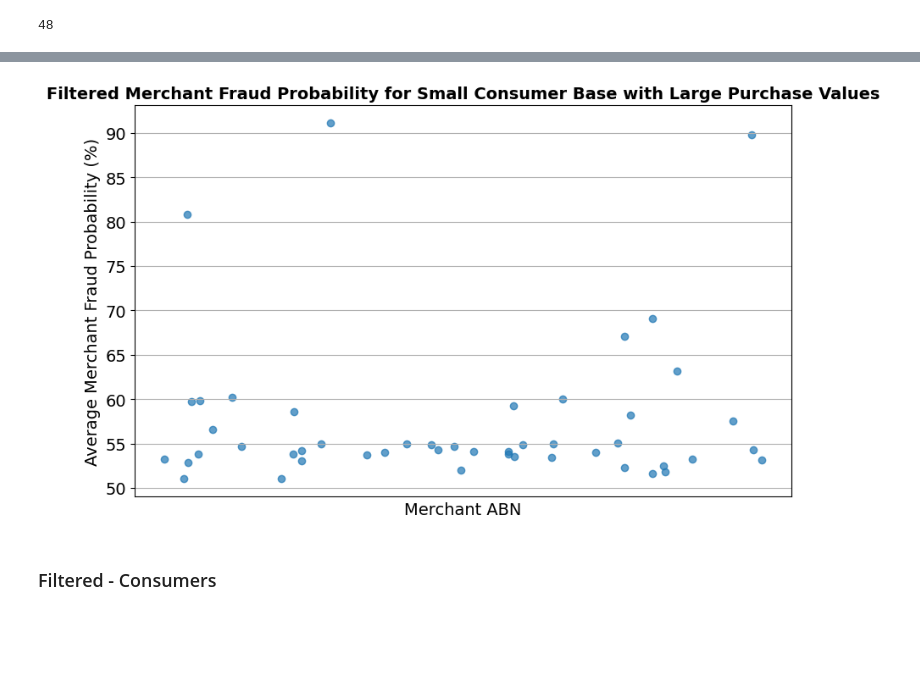
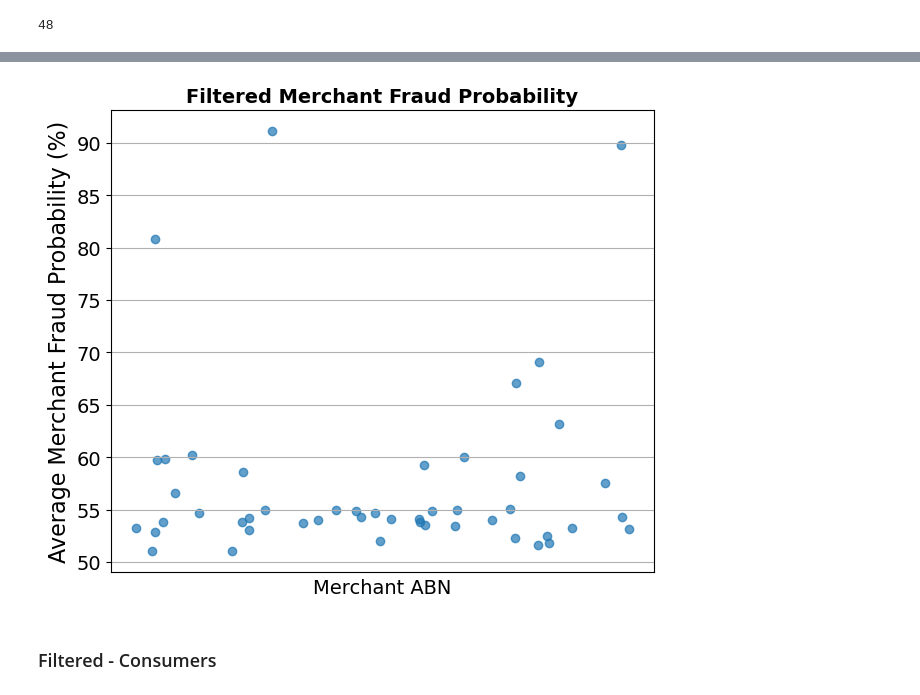
Before and after one commit to MAST30034-AppliedDataScience/project-2-group-buy-now-pay-later-industry-project-28, a Jupyter notebook: notebooks/07_Interesting_Findings.ipynb, the cells around one changed output, grey strips where cells are left out. Drawn from its saved outputs; the diff is of its cells as text; code cells hidden in the pictures; blank space fills up the shorter version.

```diff
--- a/notebooks/07_Interesting_Findings.ipynb
+++ b/notebooks/07_Interesting_Findings.ipynb
@@ -248,25 +253,25 @@ plt.show()
 # %%
 # Convert the PySpark DataFrame to a Pandas DataFrame properly
 filtered_interesting_merchants_1_pd = filtered_interesting_merchants_1.select('merchant_abn',
                                                             'avg_merchant_fraud_probability').toPandas()
 
 # Plot num_customers vs avg_purchase
-plt.figure(figsize=(10, 6))
+plt.figure(figsize=(7, 6))
 plt.scatter(filtered_interesting_merchants_1_pd['merchant_abn'],
             filtered_interesting_merchants_1_pd['avg_merchant_fraud_probability'], alpha=0.7)
-plt.title('Filtered Merchant Fraud Probability for Small Consumer Base with Large Purchase Values',
+plt.title('Filtered Merchant Fraud Probability',
           fontsize=14, weight='bold')
 plt.xlabel('Merchant ABN', fontsize=14)
-plt.ylabel('Average Merchant Fraud Probability (%)', fontsize=14)
+plt.ylabel('Average Merchant Fraud Probability (%)', fontsize=16)
 plt.xticks([], [])  # Hide the x-axis tick labels but keep the x-axis label
 plt.yticks(fontsize=14)
 plt.grid(True)
 
 # save and display the plot
 plt.savefig('../plots/filtered_abn_vs_avg_merchant_fraud_prob.png', dpi=300, bbox_inches='tight')
 plt.show()
 # %% [output]
-[figure, old version]
+[figure, new version]
 # %% [markdown]
 ### Filtered - Consumers
 # %%
```
Also changed, not shown: parts of 5 cells of this notebook, 3 other files.
